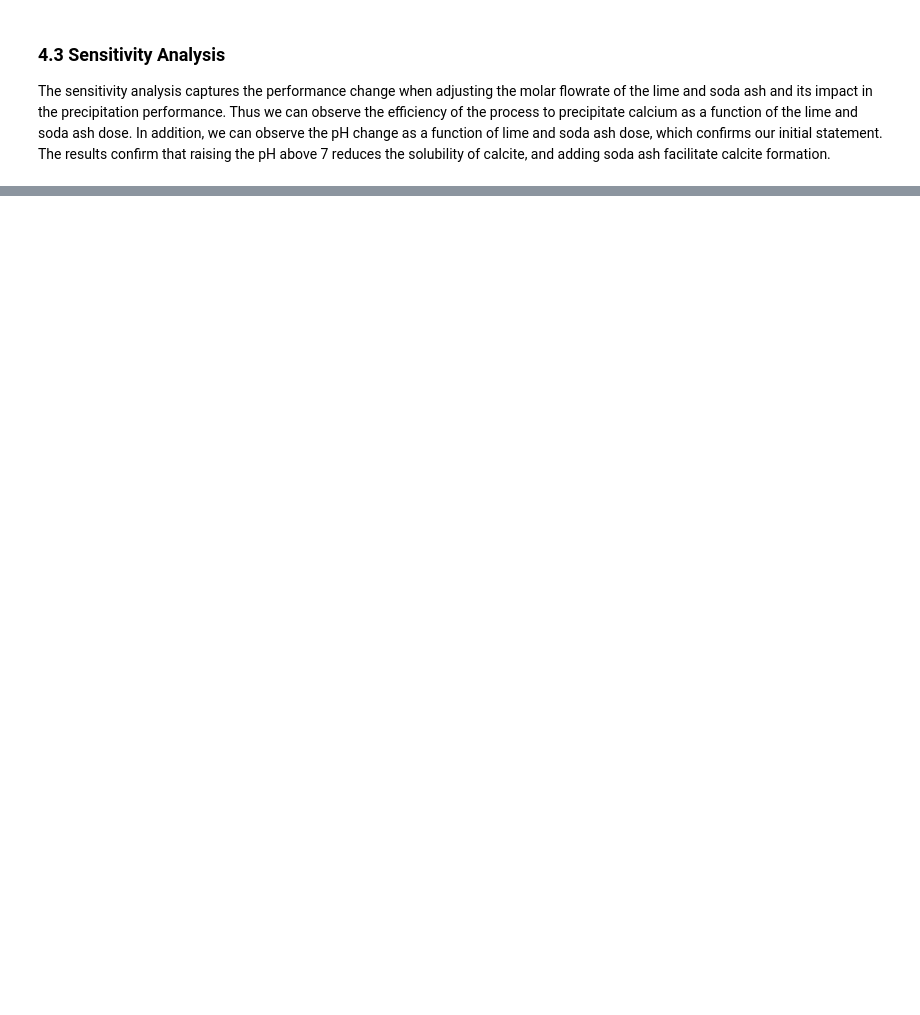
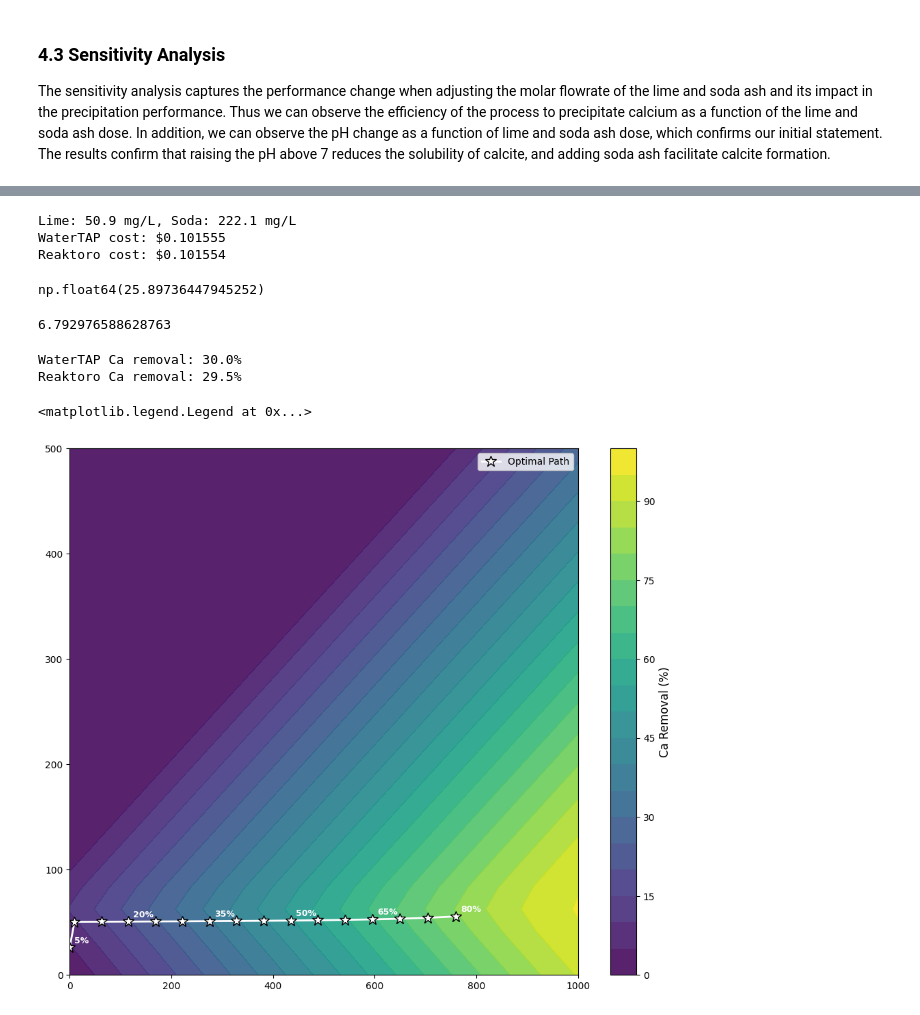
Before and after one commit to sufikaur/myfork-watertap_academy_fall_2025, a Jupyter notebook: week8/Detail_Chemistry_Model_Integration_Tutorial.ipynb, the cells around one changed output, grey strips where cells are left out. Cells and saved outputs as stored; diff of their text form; code cells hidden in the pictures; blank space fills up the shorter version.

```diff
--- a/week8/Detail_Chemistry_Model_Integration_Tutorial.ipynb
+++ b/week8/Detail_Chemistry_Model_Integration_Tutorial.ipynb
@@ -633,0 +1065,66 @@ plt.show()
+# %%
+# Pick a point from your optimization results
+target_lime = results_list[5]["lime_dose"]  # mg/L
+target_soda = results_list[5]["soda_dose"]  # mg/L
+watertap_cost = results_list[5]["cost"]
+
+# Calculate what Reaktoro would give
+reaktoro_cost = (target_lime * 1e-6 * lime_cost + target_soda * 1e-6 * soda_cost) * 1000
+
+print(f"Lime: {target_lime:.1f} mg/L, Soda: {target_soda:.1f} mg/L")
+print(f"WaterTAP cost: ${watertap_cost:.6f}")
+print(f"Reaktoro cost: ${reaktoro_cost:.6f}")
+# %% [output]
+Lime: 50.9 mg/L, Soda: 222.1 mg/L
+WaterTAP cost: $0.101555
+Reaktoro cost: $0.101554
+# %%
+results_list[0]["lime_dose"]
+# %% [output]
+np.float64(25.89736447945252)
+# %%
+.101555/.014950
+# %% [output]
+6.792976588628763
+# %%
+# Compare at same doses
+lime_dose = 50.9  # mg/L
+soda_dose = 222.1  # mg/L
+
+# WaterTAP result
+watertap_removal = results_list[5]["achieved"]  # %
+
+# Reaktoro result
+rkt_result = evaluate_softening(lime_dose, soda_dose, feed_composition, feed_pH, temperature_C)
+reaktoro_removal = rkt_result["ca_removal"]  # %
+
+print(f"WaterTAP Ca removal: {watertap_removal:.1f}%")
+print(f"Reaktoro Ca removal: {reaktoro_removal:.1f}%")
+# %% [output]
+WaterTAP Ca removal: 30.0%
+Reaktoro Ca removal: 29.5%
+# %%
+# On your operating map, add the optimization path
+fig, ax = plt.subplots(figsize=(12, 10))
+
+# Base contour (Ca removal)
+cf = ax.contourf(SODA, LIME, ca_removal_grid, levels=20, cmap='viridis', alpha=0.9)
+cbar = plt.colorbar(cf, ax=ax)
+cbar.set_label('Ca Removal (%)', fontsize=12)
+
+# ... other contours ...
+
+# Overlay optimization path
+ax.plot(soda_doses, lime_doses, 'w*-', markersize=12, linewidth=2,
+        markeredgecolor='black', label='Optimal Path')
+
+# Label a few points with target removal
+for i in range(0, len(targets), 3):  # Every 3rd point
+    ax.annotate(f'{targets[i]}%', (soda_doses[i], lime_doses[i]),
+                fontsize=9, color='white', fontweight='bold',
+                xytext=(5, 5), textcoords='offset points')
+
+ax.legend()
+# %% [output]
+<matplotlib.legend.Legend at 0x...>
+[figure, added]
```
Also changed, not shown: parts of 20 cells of this notebook.
